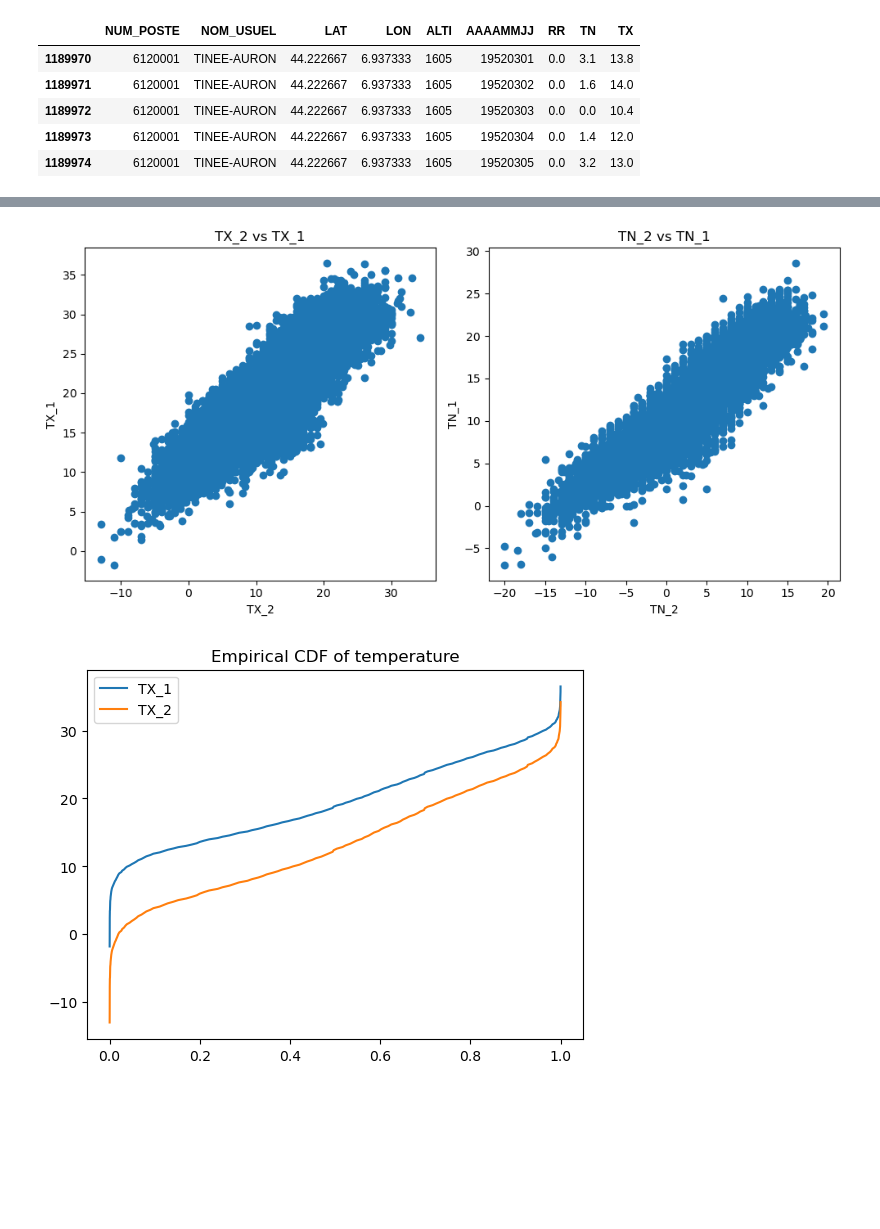
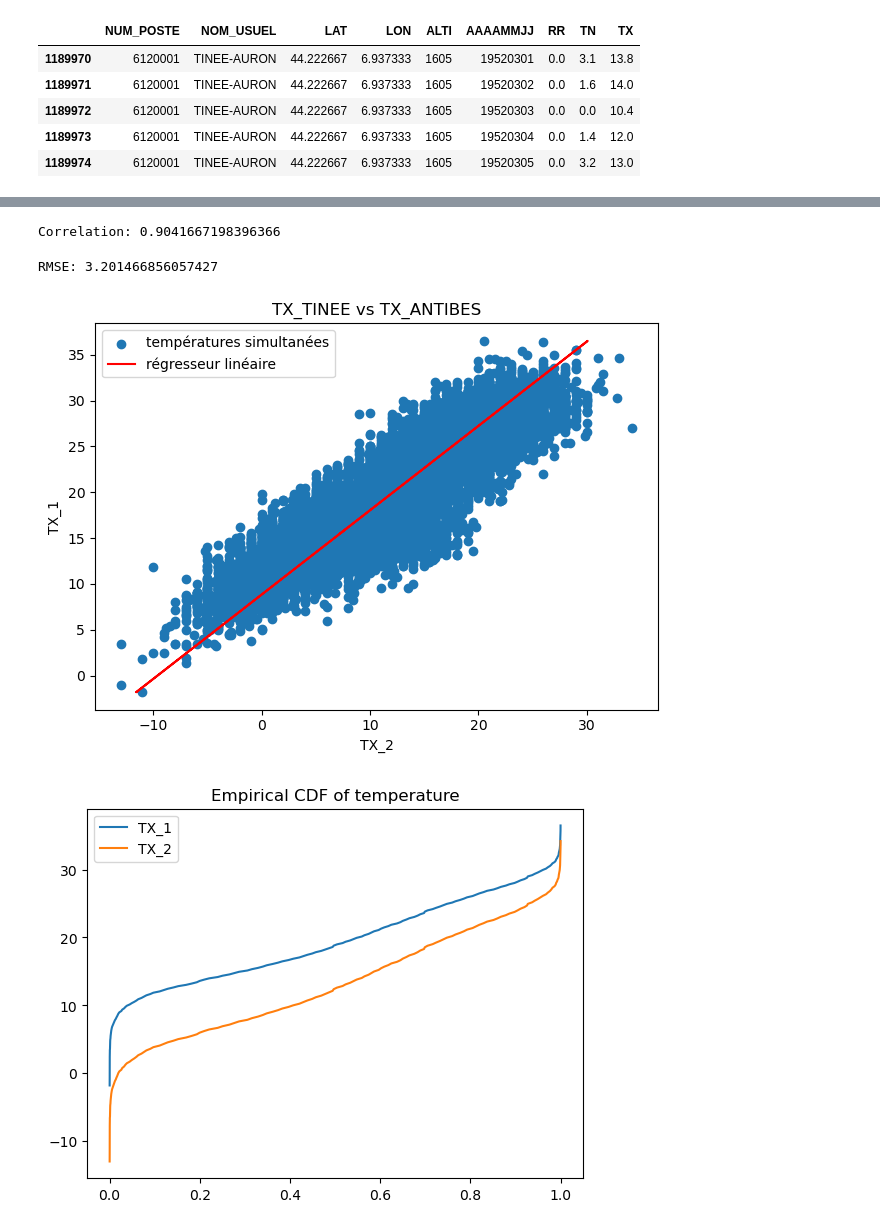
Before and after one commit to PoloX2021/Rosembaum, a Jupyter notebook: copules.ipynb, the cells around one changed output, grey strips where cells are left out. Saved outputs shown, nothing was run; the diff lists cells and outputs as text; code cells hidden in the pictures; blank space fills up the shorter version.

```diff
--- a/copules.ipynb
+++ b/copules.ipynb
@@ -103,22 +104,40 @@ df_merged.head()
-# %%
-fig, axs = plt.subplots(1, 2, figsize=(10, 5))
-
-# Plot TX_tinee vs TX_oron
-axs[0].scatter(df_merged['TX_2'], df_merged['TX_1'])
-axs[0].set_xlabel('TX_2')
-axs[0].set_ylabel('TX_1')
-axs[0].set_title('TX_2 vs TX_1')
-
-# Plot TN_tinee vs TN_oron
-axs[1].scatter(df_merged['TN_2'], df_merged['TN_1'])
-axs[1].set_xlabel('TN_2')
-axs[1].set_ylabel('TN_1')
-axs[1].set_title('TN_2 vs TN_1')
-
-plt.tight_layout()
-plt.show()
-# %% [output]
-[figure, removed]
+# %%
+correlation = df_merged['TX_1'].corr(df_merged['TX_2'])
+
+print(f"Correlation: {correlation}")
+# %% [output]
+Correlation: 0.9041667198396366
+# %%
+from scipy.stats import linregress
+from sklearn.metrics import mean_squared_error
+import numpy as np
+
+# Calcul de la régression linéaire
+slope, intercept, r_value, p_value, std_err = linregress(df_merged['TX_1'], df_merged['TX_2'])
+
+# Prédiction des valeurs de TX_2 en utilisant la régression linéaire
+predicted_TX_2 = intercept + slope * df_merged['TX_1']
+
+# Calcul de la RMSE
+rmse = np.sqrt(mean_squared_error(df_merged['TX_2'], predicted_TX_2))
+
+print(f"RMSE: {rmse}")
+# %% [output]
+RMSE: 3.201466856057427
+# %%
+
+# Plot TX_TINEE vs TX_ANTIBES
+plt.scatter(df_merged['TX_2'], df_merged['TX_1'], label = 'températures simultanées')
+plt.xlabel('TX_2')
+plt.ylabel('TX_1')
+plt.title('TX_TINEE vs TX_ANTIBES')
+
+plt.plot(predicted_TX_2,df_merged['TX_1'], color = 'red', label = 'régresseur linéaire')
+plt.legend()
+plt.tight_layout()
+plt.show()
+# %% [output]
+[figure, added]
 # %%
 min1, max1 = df_merged['TX_1'].min(), df_merged['TX_1'].max()
 min2, max2 = df_merged['TX_2'].min(), df_merged['TX_2'].max()
```
Also changed, not shown: parts of 6 cells of this notebook.
